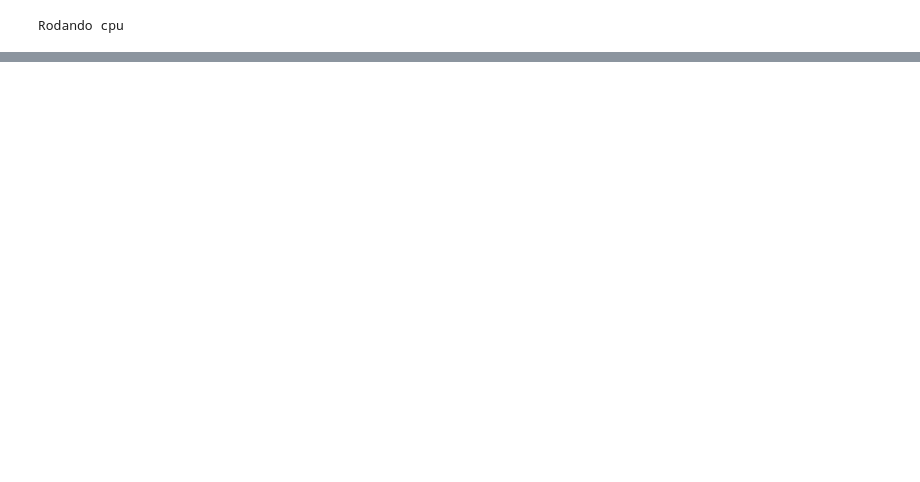
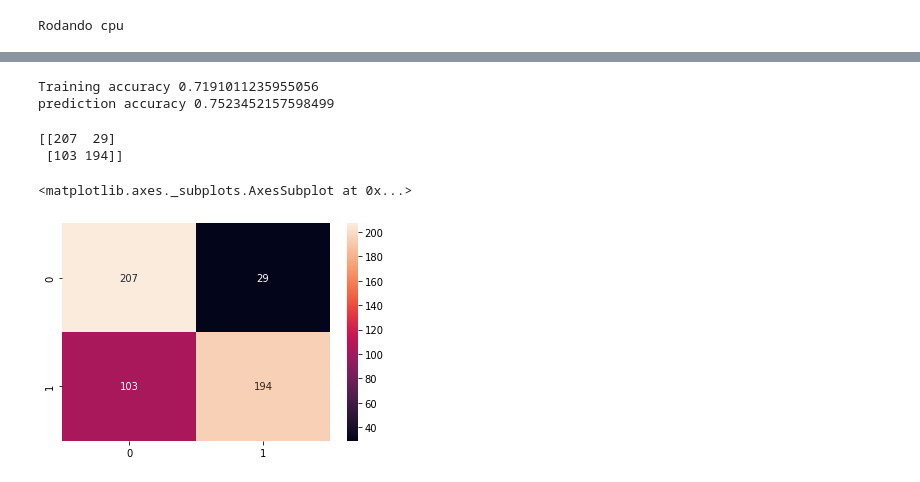
Before and after one commit to jhonatanleao/Trabalho2IA, a Jupyter notebook: NN.ipynb, the cells around one changed output, grey strips where cells are left out. Cells and saved outputs as stored; diff of their text form; code cells hidden in the pictures; blank space fills up the shorter version.

```diff
--- a/NN.ipynb
+++ b/NN.ipynb
@@ -10,9 +22,12 @@ output = 5
 class MultiLayerNetwork(nn.Module):
   def __init__(self):
     super().__init__()
-    self.flatten = nn.Flatten()
     self.layers = nn.Sequential(
-        nn.Linear(features, 32),
+        nn.Linear(features, 128),
+        nn.ReLU(),
+        nn.Linear(128, 64),
+        nn.ReLU(),
+        nn.Linear(64, 32),
         nn.ReLU(),
         nn.Linear(32, 8),
         nn.ReLU(),
@@ -20,6 +35,7 @@ class MultiLayerNetwork(nn.Module):
     )
 
   def forward(self, x):
-    return self.layers(x)
+    x = self.layers(x)
+    return torch.sigmoid(x)
 # %%
 class WineDataset(Dataset):
@@ -150,0 +190,34 @@ Test Loss: 0.6344168782234192
+# %%
+act_class = []
+pred_class = []
+
+X = Variable(torch.from_numpy(X_validation).float())
+Y = Variable(torch.from_numpy(Y_validation).float())
+
+train_out = oneHot.inverse_transform(model(X).data.numpy())
+
+
+print('Training accuracy', accuracy_score(oneHot.inverse_transform(Y), train_out))
+
+test_out=oneHot.inverse_transform(model(torch.from_numpy(X_test).float()).data.numpy())
+print('prediction accuracy', accuracy_score(oneHot.inverse_transform(Y_test), test_out))
+
+act_class.append(oneHot.inverse_transform(Y_test))
+pred_class.append(test_out)
+
+confusion = confusion_matrix(oneHot.inverse_transform(Y_test), test_out)
+# %% [output]
+Training accuracy 0.7191011235955056
+prediction accuracy 0.7523452157598499
+# %%
+
+
+print(confusion)
+#sn.set(font_scale=1.4) # for label size
+sn.heatmap(confusion, annot=True, fmt="")
+#sn.heatmap(confusion, annot=True, annot_kws={"size": 16}) # font size
+# %% [output]
+[[207  29]
+ [103 194]]
+<matplotlib.axes._subplots.AxesSubplot at 0x...>
+[figure, added]
```
Also changed, not shown: parts of 14 cells of this notebook, 1 other file.
